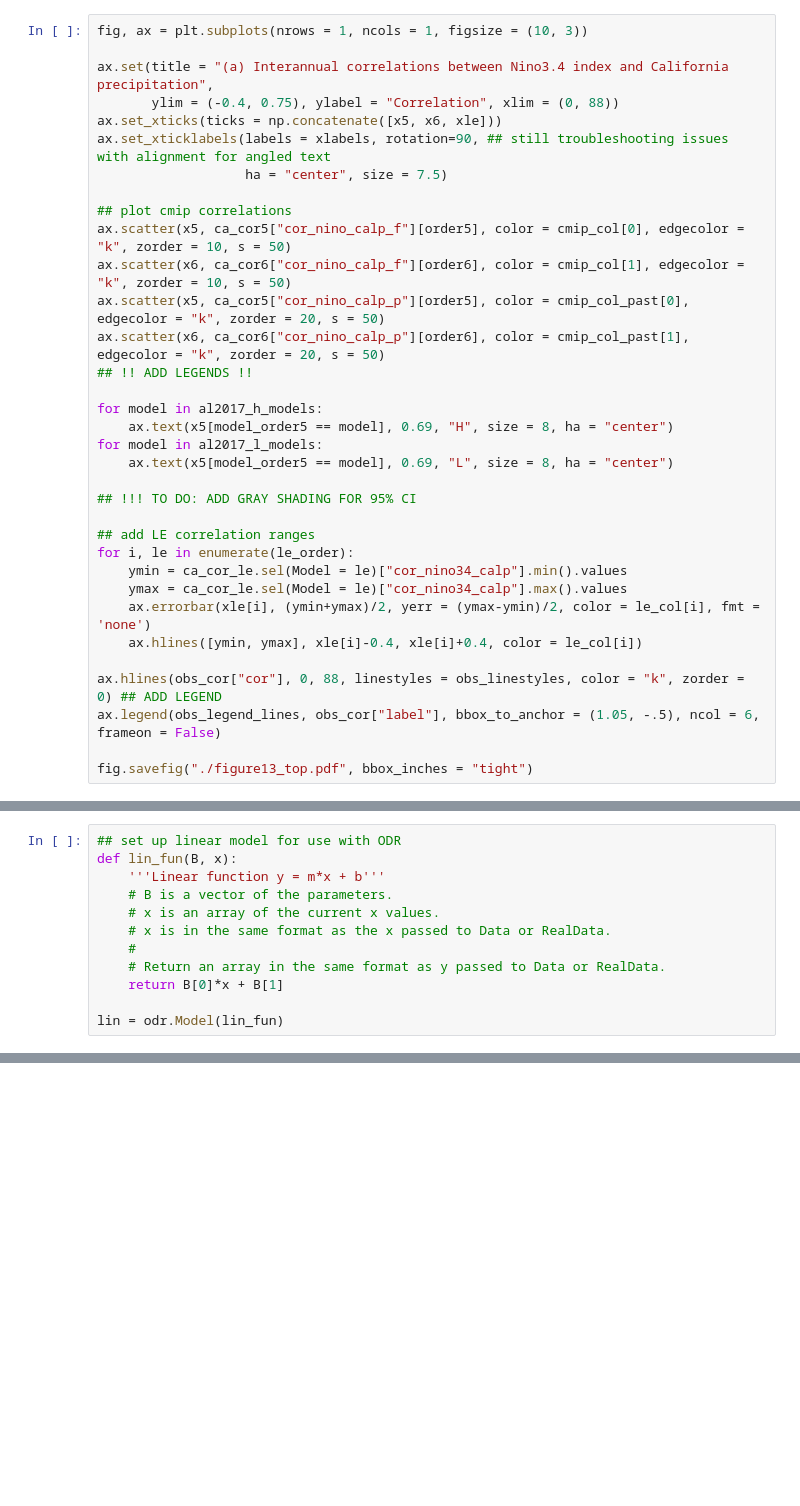
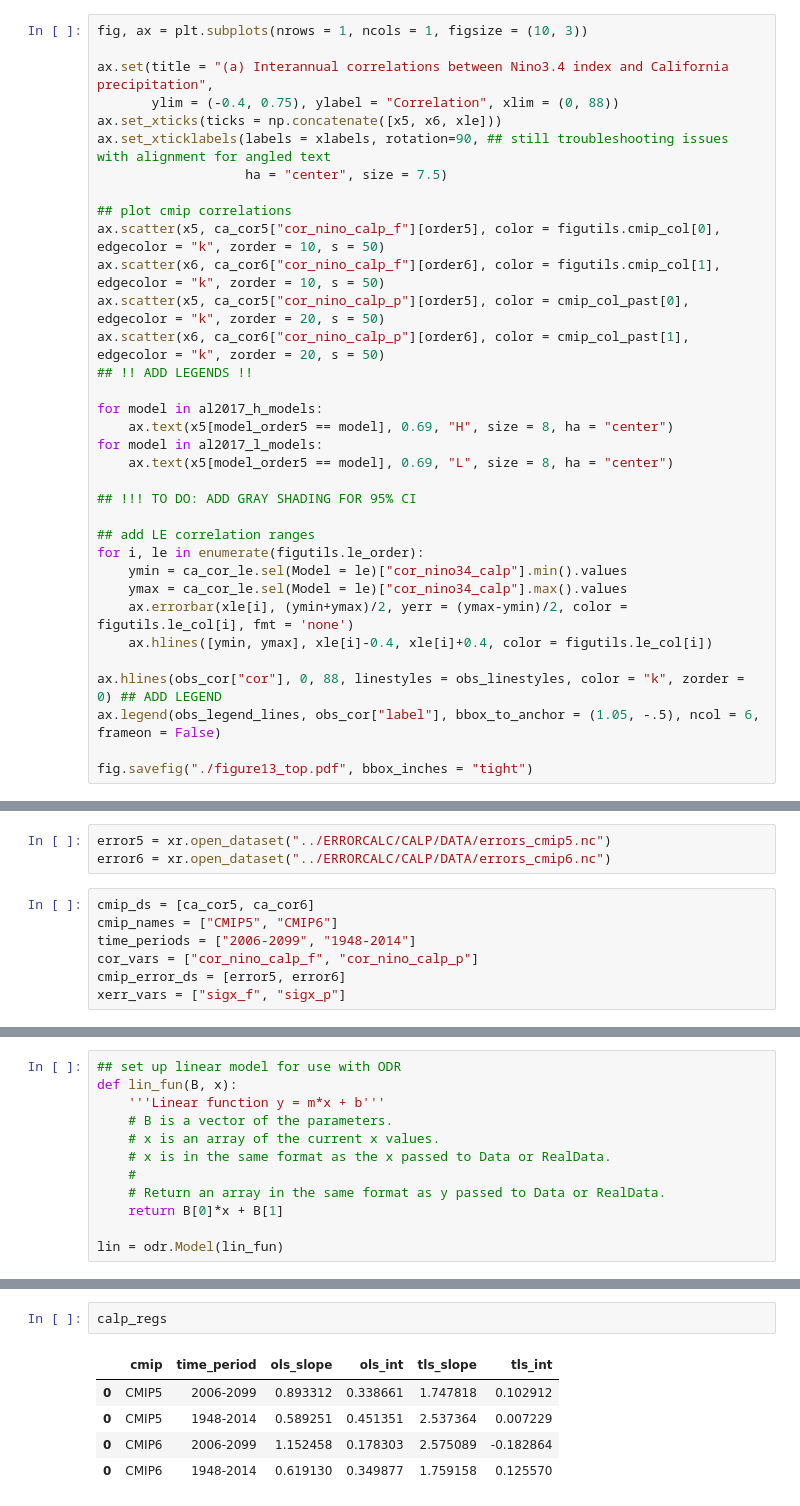
Before and after one commit to islasimpson/ecpaper2020, a Jupyter notebook: FIGURE_SCRIPTS/fig_13.ipynb, the cells around one changed output, grey strips where cells are left out. Saved outputs shown, nothing was run; the diff lists cells and outputs as text; blank space fills up the shorter version.

```diff
--- a/FIGURE_SCRIPTS/fig_13.ipynb
+++ b/FIGURE_SCRIPTS/fig_13.ipynb
@@ -113,8 +112,8 @@ ax.set_xticklabels(labels = xlabels, rotation=90, ## still troubleshooting issue
                    ha = "center", size = 7.5)
 
 ## plot cmip correlations
-ax.scatter(x5, ca_cor5["cor_nino_calp_f"][order5], color = cmip_col[0], edgecolor = "k", zorder = 10, s = 50)
-ax.scatter(x6, ca_cor6["cor_nino_calp_f"][order6], color = cmip_col[1], edgecolor = "k", zorder = 10, s = 50)
+ax.scatter(x5, ca_cor5["cor_nino_calp_f"][order5], color = figutils.cmip_col[0], edgecolor = "k", zorder = 10, s = 50)
+ax.scatter(x6, ca_cor6["cor_nino_calp_f"][order6], color = figutils.cmip_col[1], edgecolor = "k", zorder = 10, s = 50)
 ax.scatter(x5, ca_cor5["cor_nino_calp_p"][order5], color = cmip_col_past[0], edgecolor = "k", zorder = 20, s = 50)
 ax.scatter(x6, ca_cor6["cor_nino_calp_p"][order6], color = cmip_col_past[1], edgecolor = "k", zorder = 20, s = 50)
 ## !! ADD LEGENDS !!
@@ -127,11 +126,11 @@ for model in al2017_l_models:
 ## !!! TO DO: ADD GRAY SHADING FOR 95% CI
 
 ## add LE correlation ranges
-for i, le in enumerate(le_order):
+for i, le in enumerate(figutils.le_order):
     ymin = ca_cor_le.sel(Model = le)["cor_nino34_calp"].min().values
     ymax = ca_cor_le.sel(Model = le)["cor_nino34_calp"].max().values
-    ax.errorbar(xle[i], (ymin+ymax)/2, yerr = (ymax-ymin)/2, color = le_col[i], fmt = 'none')
-    ax.hlines([ymin, ymax], xle[i]-0.4, xle[i]+0.4, color = le_col[i])
+    ax.errorbar(xle[i], (ymin+ymax)/2, yerr = (ymax-ymin)/2, color = figutils.le_col[i], fmt = 'none')
+    ax.hlines([ymin, ymax], xle[i]-0.4, xle[i]+0.4, color = figutils.le_col[i])
 
 ax.hlines(obs_cor["cor"], 0, 88, linestyles = obs_linestyles, color = "k", zorder = 0) ## ADD LEGEND
 ax.legend(obs_legend_lines, obs_cor["label"], bbox_to_anchor = (1.05, -.5), ncol = 6, frameon = False)
@@ -235,2 +236,12 @@ fig.savefig("./figure13_middle.pdf", bbox_inches = "tight")
+# %%
+error5 = xr.open_dataset("../ERRORCALC/CALP/DATA/errors_cmip5.nc")
+error6 = xr.open_dataset("../ERRORCALC/CALP/DATA/errors_cmip6.nc")
+# %%
+cmip_ds = [ca_cor5, ca_cor6]
+cmip_names = ["CMIP5", "CMIP6"]
+time_periods = ["2006-2099", "1948-2014"]
+cor_vars = ["cor_nino_calp_f", "cor_nino_calp_p"]
+cmip_error_ds = [error5, error6]
+xerr_vars = ["sigx_f", "sigx_p"]
 # %% [markdown]
 #### regression calculations
@@ -275,2 +283,10 @@ for i, cmip in enumerate(cmip_names):
 
         calp_regs = calp_regs.append(df)
+# %%
+calp_regs
+# %% [output]
+|  | cmip | time_period | ols_slope | ols_int | tls_slope | tls_int |
+| 0 | CMIP5 | 2006-2099 | 0.893312 | 0.338661 | 1.747818 | 0.102912 |
+| 0 | CMIP5 | 1948-2014 | 0.589251 | 0.451351 | 2.537364 | 0.007229 |
+| 0 | CMIP6 | 2006-2099 | 1.152458 | 0.178303 | 2.575089 | -0.182864 |
+| 0 | CMIP6 | 1948-2014 | 0.619130 | 0.349877 | 1.759158 | 0.125570 |
```
Also changed, not shown: parts of 16 cells of this notebook.
